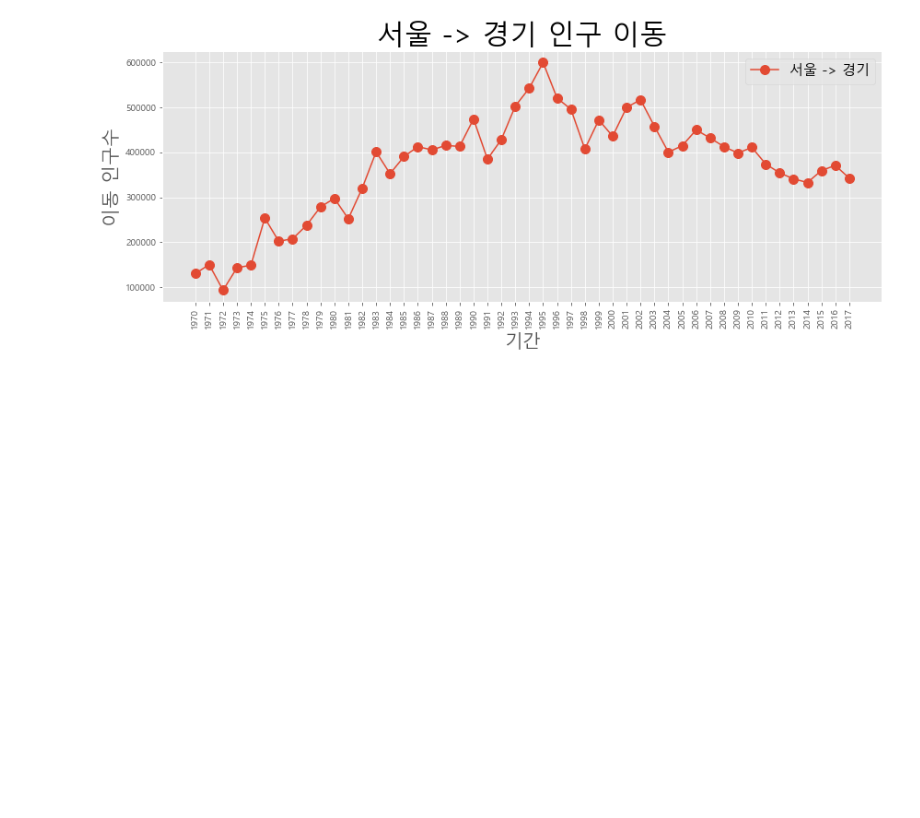
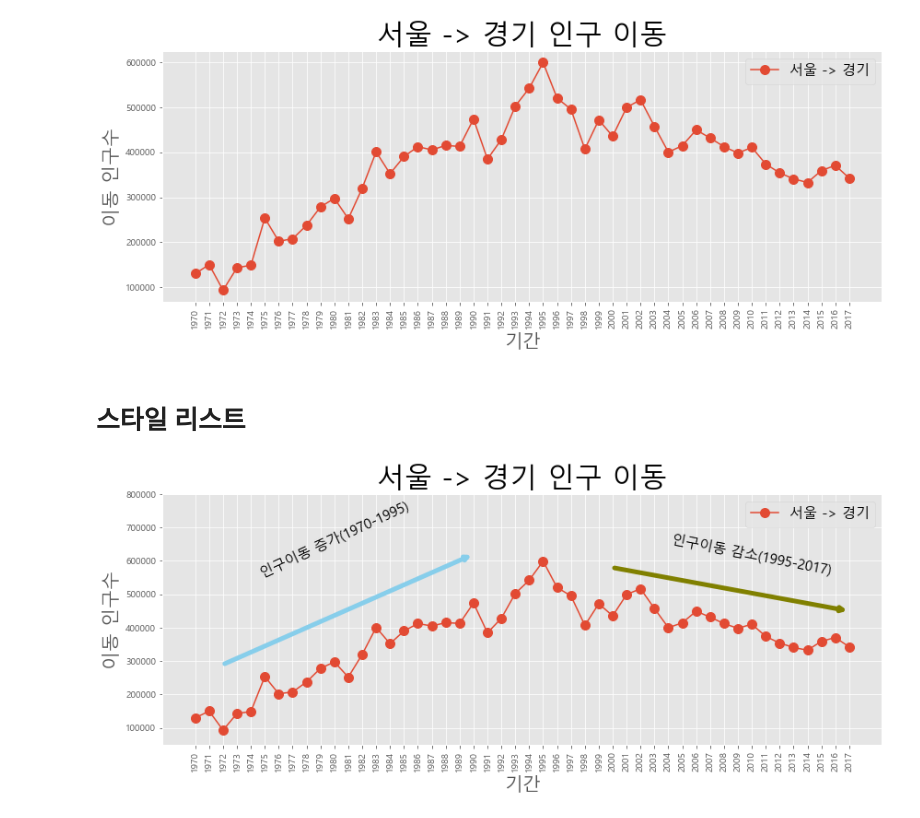
Before and after one commit to one-gidung/BigLeader_AI_Academy, a Jupyter notebook: 2021-06-30.ipynb, the cells around one changed output. Drawn from its saved outputs; the diff is of its cells as text; code cells hidden in the pictures; blank space fills up the shorter version.

```diff
--- a/2021-06-30.ipynb
+++ b/2021-06-30.ipynb
@@ -1093,3 +1093,64 @@ plt.legend(labels=['서울 -> 경기'], loc='best', fontsize=15)
 plt.show()
 # %% [output]
 [figure]
+# %% [markdown]
+# 스타일 리스트
+# %%
+sr_one = df_seoul.loc['경기도']
+
+plt.style.use('ggplot')     # 스타일 서식 지정
+
+plt.figure(figsize = (14, 5))
+
+plt.xticks(size=10, rotation='vertical')
+
+# 마커 표시 추가
+plt.plot(sr_one, marker='o', markersize=10)
+
+plt.title('서울 -> 경기 인구 이동', size=30)  #차트 제목
+plt.xlabel('기간', size=20)                   #x축 이름
+plt.ylabel('이동 인구수', size=20)            #y축 이름
+
+plt.legend(labels=['서울 -> 경기'], loc='best', fontsize=15)
+
+# y축 범위 지정 (최소값, 최대값)
+plt.ylim(50000, 800000)
+
+# 주석 표시 - 화살표
+plt.annotate('',
+             xy=(20, 620000), #화살표의 머리 부분(끝점)
+             xytext=(2, 290000), #화살표의 꼬리 부분(시작점)
+             xycoords='data', #좌표체계
+             arrowprops=dict(arrowstyle='->', color='skyblue', lw=5), #화살표서식
+            )
+
+
+plt.annotate('',
+             xy=(47, 450000), #화살표의 머리 부분(끝점)
+             xytext=(30, 580000), #화살표의 꼬리 부분(시작점)
+             xycoords='data', #좌표체계
+             arrowprops=dict(arrowstyle='->', color='olive', lw=5), #화살표서식
+            )
+
+
+# 주석 표시 - 텍스트
+plt.annotate('인구이동 증가(1970-1995)', #텍스트 입력
+             xy=(10, 550000), #텍스트 위치 기준점
+             rotation=25, #텍스트 회전각도
+             va='baseline', #텍스트 상하 정렬
+             ha='center', #텍스트 좌우 정렬
+             fontsize=15, #텍스트 크기
+            )
+
+
+plt.annotate('인구이동 감소(1995-2017)', #텍스트 입력
+             xy=(40, 560000), #텍스트 위치 기준점
+             rotation=-11, #텍스트 회전각도
+             va='baseline', #텍스트 상하 정렬
+             ha='center', #텍스트 좌우 정렬
+             fontsize=15, #텍스트 크기
+        )
+
+plt.show() # 변경사항 저장하고 그래프 출력
+# %% [output]
+[figure, added]
```
Also changed, not shown: parts of 9 cells of this notebook.
